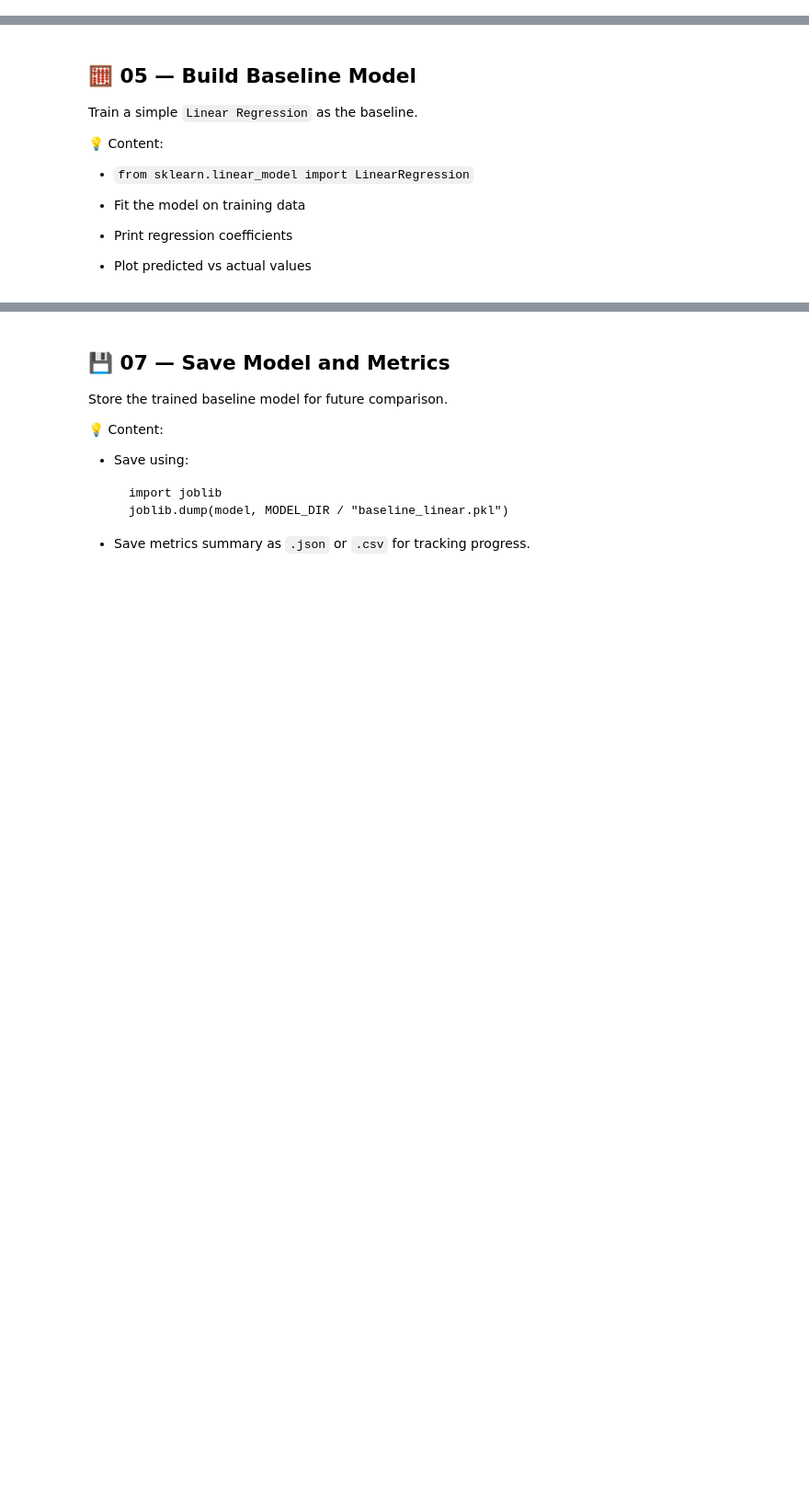
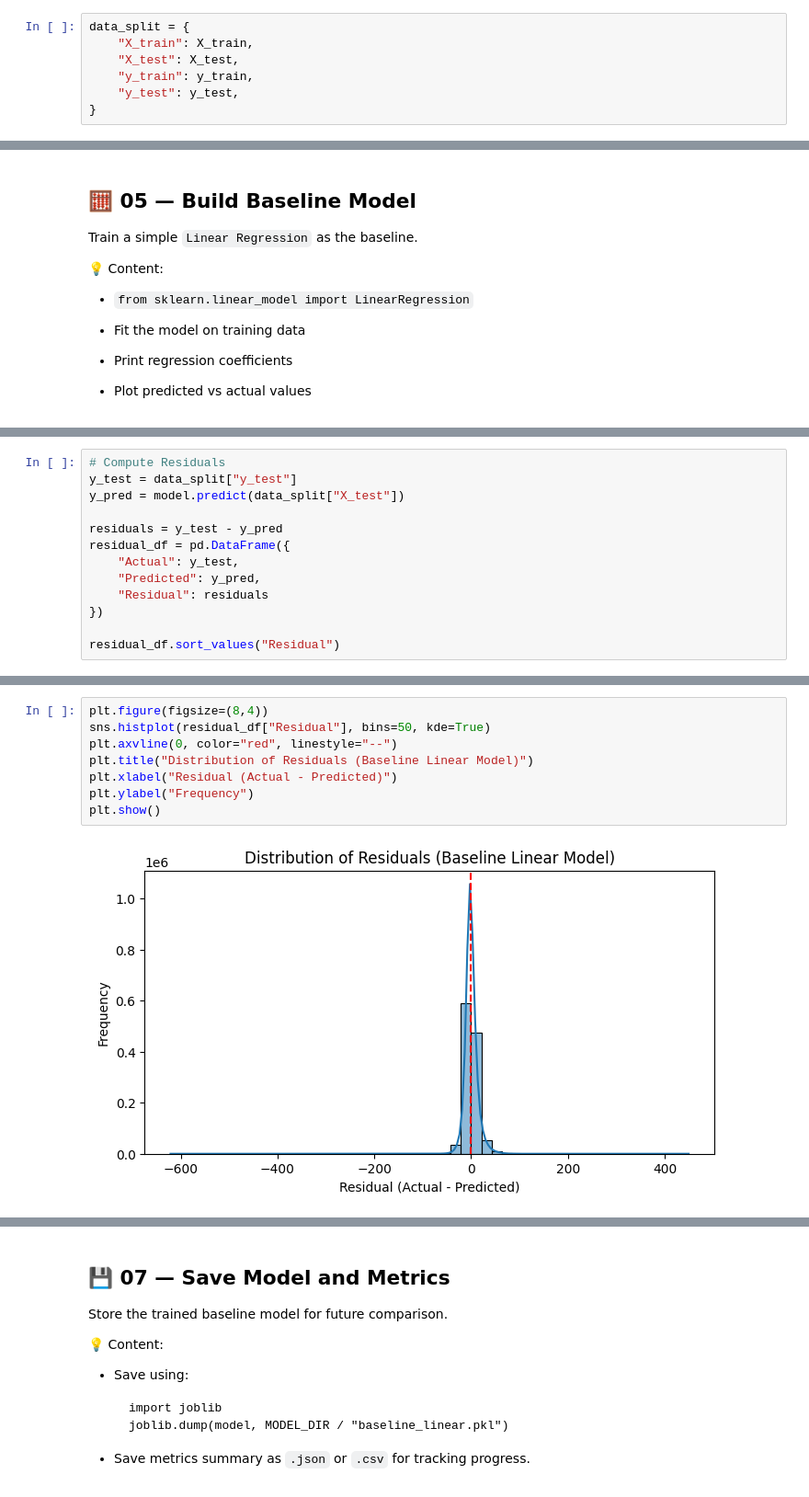
Before and after one commit to chgwyellow/air_pollution_analysis, a Jupyter notebook: notebook/03_baseline_modeling.ipynb, the cells around one changed output, grey strips where cells are left out. Shown at 92% size. Cells and saved outputs as stored; diff of their text form; blank space fills up the shorter version.

```diff
--- a/notebook/03_baseline_modeling.ipynb
+++ b/notebook/03_baseline_modeling.ipynb
@@ -167,0 +181,7 @@ from sklearn.model_selection import train_test_split
+# %%
+data_split = {
+    "X_train": X_train,
+    "X_test": X_test,
+    "y_train": y_train,
+    "y_test": y_test,
+}
@@ -202,0 +272,13 @@ Compute and visualize model evaluation metrics.
+# %%
+# Compute Residuals
+y_test = data_split["y_test"]
+y_pred = model.predict(data_split["X_test"])
+
+residuals = y_test - y_pred
+residual_df = pd.DataFrame({
+    "Actual": y_test,
+    "Predicted": y_pred,
+    "Residual": residuals
+})
+
+residual_df.sort_values("Residual")
@@ -202,0 +299,10 @@ Compute and visualize model evaluation metrics.
+# %%
+plt.figure(figsize=(8,4))
+sns.histplot(residual_df["Residual"], bins=50, kde=True)
+plt.axvline(0, color="red", linestyle="--")
+plt.title("Distribution of Residuals (Baseline Linear Model)")
+plt.xlabel("Residual (Actual - Predicted)")
+plt.ylabel("Frequency")
+plt.show()
+# %% [output]
+[figure, added]
```
Also changed, not shown: parts of 17 cells of this notebook, 2 other files.
